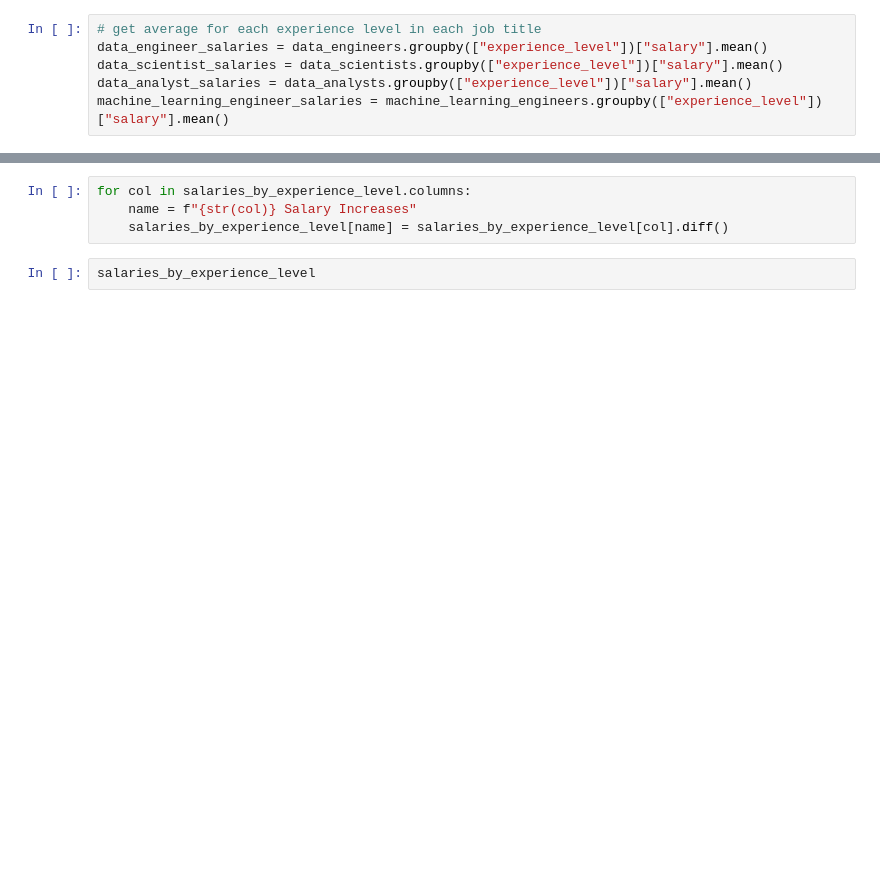
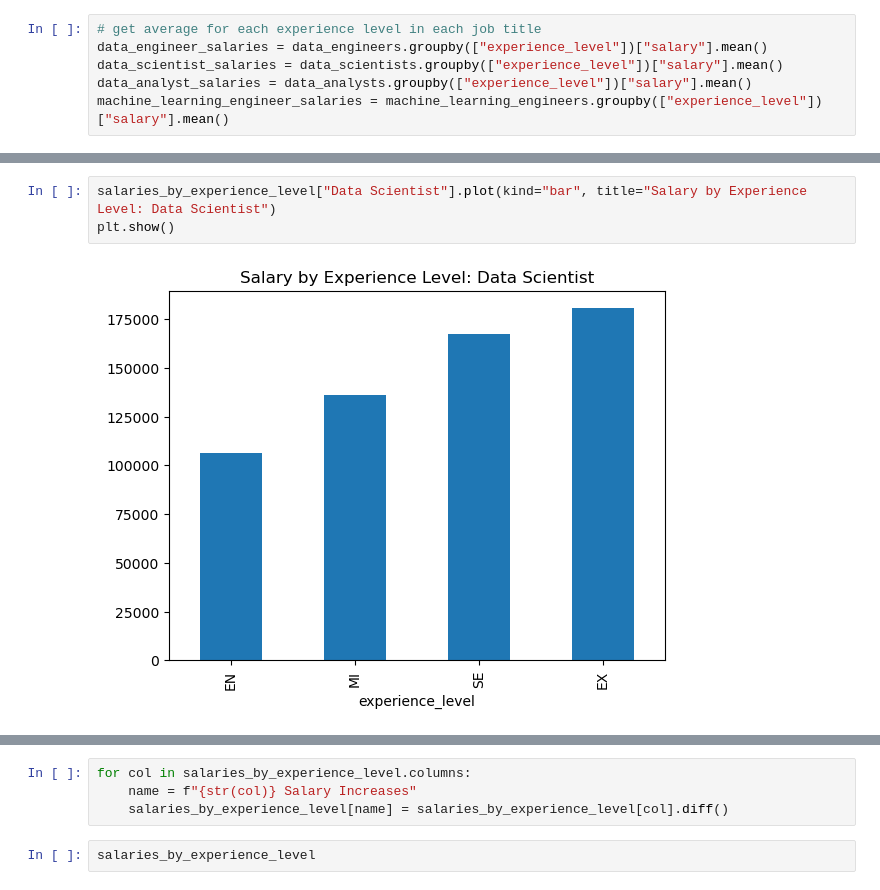
Before and after one commit to christian-a-smith/project-1, a Jupyter notebook: Experience Levels/experience_levels.ipynb, the cells around one changed output, grey strips where cells are left out. Drawn from its saved outputs; the diff is of its cells as text; blank space fills up the shorter version.

```diff
--- a/Experience Levels/experience_levels.ipynb
+++ b/Experience Levels/experience_levels.ipynb
@@ -89,0 +122,5 @@ plt.show()
+# %%
+salaries_by_experience_level["Data Scientist"].plot(kind="bar", title="Salary by Experience Level: Data Scientist")
+plt.show()
+# %% [output]
+[figure, added]
```
Also changed, not shown: parts of 20 cells of this notebook, 1 other file.
